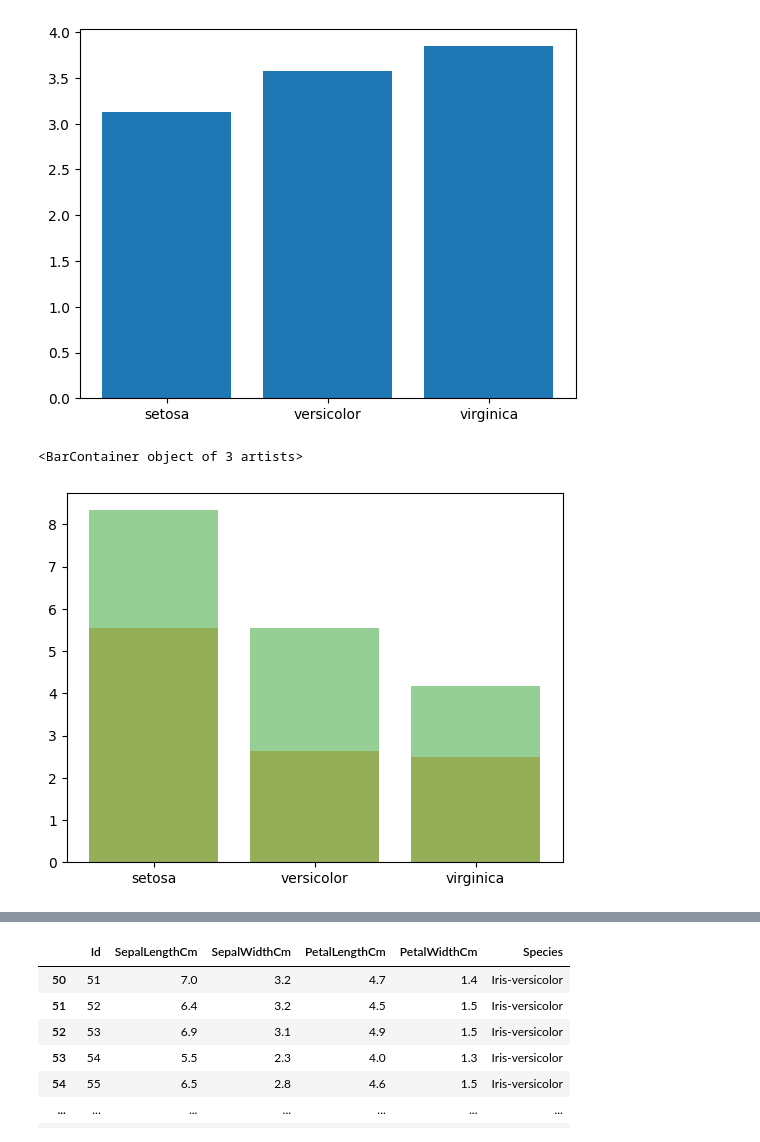
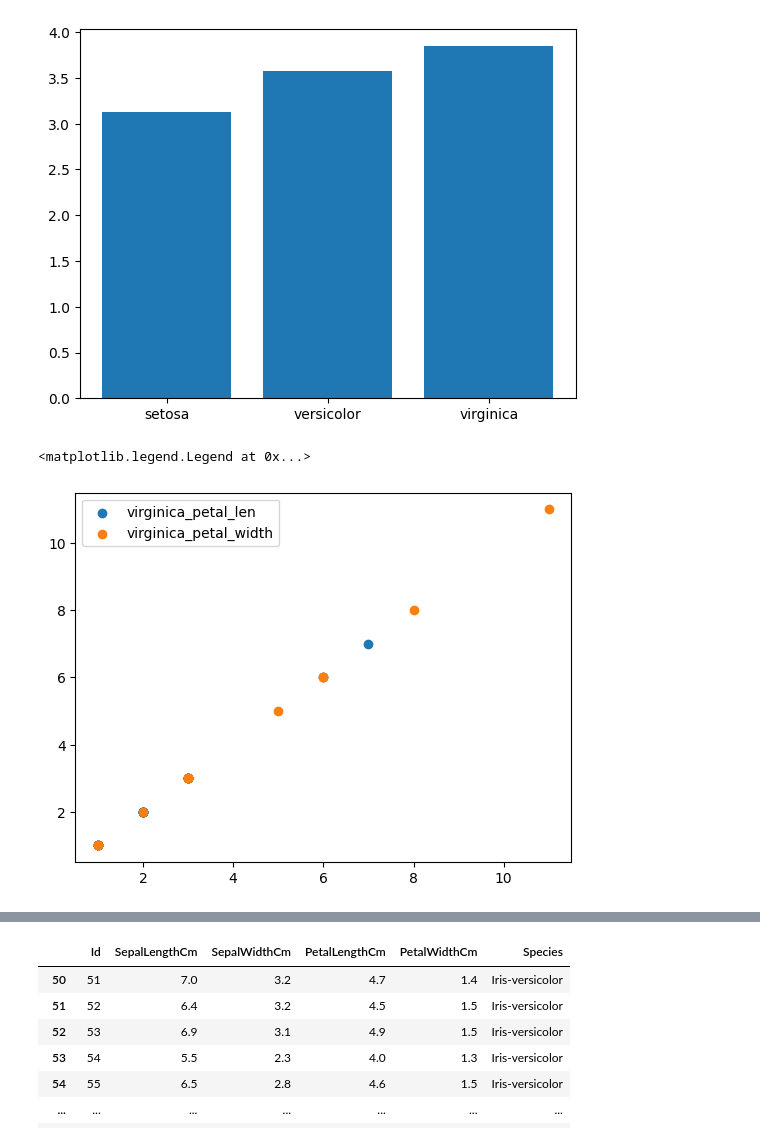
Before and after one commit to Dime98/smartdata-internship, a Jupyter notebook: task4/task4.ipynb, the cells around one changed output, grey strips where cells are left out. Saved outputs shown, nothing was run; the diff lists cells and outputs as text; code cells hidden in the pictures.

```diff
--- a/task4/task4.ipynb
+++ b/task4/task4.ipynb
@@ -185,26 +185,49 @@ ax.bar(dict.keys(),dict.values())
 # %%
 # 14. Compare Petal Length and Petal Width of each spice using a graph (plot the values
 # with individual color for each color, where x axis is "Petal.Length" and y axis is
 # "Petal.Width").
 dict2 = {}
-setosa_petal_len   = grouped_species["PetalLengthCm"].value_counts().loc["Iris-setosa"].mean()
-setosa_petal_width = grouped_species["PetalWidthCm"].value_counts().loc["Iris-setosa"].mean()
+setosa_petal_len   = grouped_species["PetalLengthCm"].value_counts().loc["Iris-setosa"]
+# setosa_petal_len   = grouped_species["PetalLengthCm"].value_counts().loc["Iris-setosa"].mean()
+setosa_petal_width = grouped_species["PetalWidthCm"].value_counts().loc["Iris-setosa"]
+# setosa_petal_width = grouped_species["PetalWidthCm"].value_counts().loc["Iris-setosa"].mean()
 
-versicolor_petal_len   = grouped_species["PetalLengthCm"].value_counts().loc["Iris-versicolor"].mean()
-versicolor_petal_width = grouped_species["PetalWidthCm"].value_counts().loc["Iris-versicolor"].mean()
+versicolor_petal_len   = grouped_species["PetalLengthCm"].value_counts().loc["Iris-versicolor"]
+# versicolor_petal_len   = grouped_species["PetalLengthCm"].value_counts().loc["Iris-versicolor"].mean()
+versicolor_petal_width = grouped_species["PetalWidthCm"].value_counts().loc["Iris-versicolor"]
+# versicolor_petal_width = grouped_species["PetalWidthCm"].value_counts().loc["Iris-versicolor"].mean()
 
-virginica_petal_len   = grouped_species["PetalLengthCm"].value_counts().loc["Iris-virginica"].mean()
-virginica_petal_width = grouped_species["PetalWidthCm"].value_counts().loc["Iris-virginica"].mean()
+virginica_petal_len   = grouped_species["PetalLengthCm"].value_counts().loc["Iris-virginica"]
+# virginica_petal_len   = grouped_species["PetalLengthCm"].value_counts().loc["Iris-virginica"].mean()
+virginica_petal_width = grouped_species["PetalWidthCm"].value_counts().loc["Iris-virginica"]
+# virginica_petal_width = grouped_species["PetalWidthCm"].value_counts().loc["Iris-virginica"].mean()
 
 
 species = ["setosa","versicolor","virginica",]
 petal_len = [setosa_petal_len, versicolor_petal_len, virginica_petal_len]
 petal_width = [setosa_petal_width, versicolor_petal_width, virginica_petal_width]
 
-plt.bar(species, 0)
+# print(f"setosa_petal_len   {len(setosa_petal_len)}")
+# print(f"setosa_petal_width {len(setosa_petal_width)}")
+
+# plt.bar(species, 0)
 import numpy as np
-plt.bar( species, petal_len, alpha=.5, )
-plt.bar( species, petal_width, alpha=.5, )
+# plt.bar( species, petal_len, alpha=.5, )
+# plt.bar( species, petal_width, alpha=.5, )
+# plt.scatter(species,setosa_petal_len)
+
+# ===========================
+
+plt.scatter(setosa_petal_len, setosa_petal_len, label = "setosa_petal_len", marker='*')
+plt.scatter(setosa_petal_width, setosa_petal_width, label = "setosa_petal_width", marker='*')
+
+plt.scatter(versicolor_petal_len, versicolor_petal_len, label = "versicolor_petal_len", marker='+')
+plt.scatter(versicolor_petal_width, versicolor_petal_width, label = "versicolor_petal_width", marker='+')
+
+plt.scatter(virginica_petal_len, virginica_petal_len, label = "virginica_petal_len")
+plt.scatter(virginica_petal_width, virginica_petal_width, label = "virginica_petal_width")
+
+plt.legend()
 # %% [output]
-<BarContainer object of 3 artists>
+<matplotlib.legend.Legend at 0x...>
-[figure, old version]
+[figure, new version]
```
Also changed, not shown: parts of 1 cell of this notebook, 4 other files.
